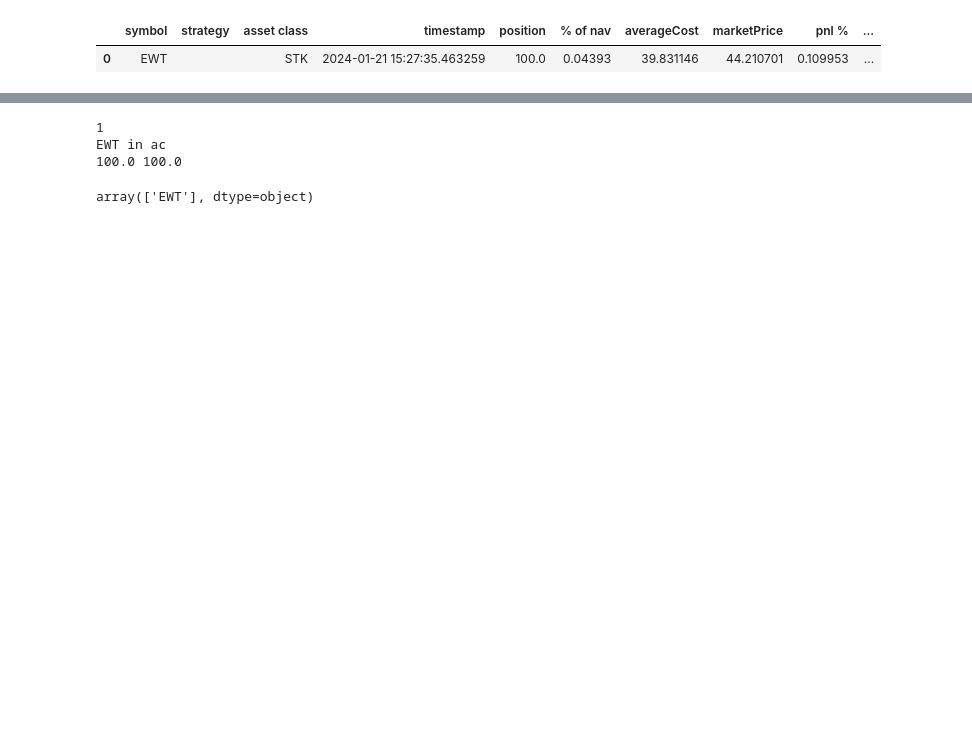
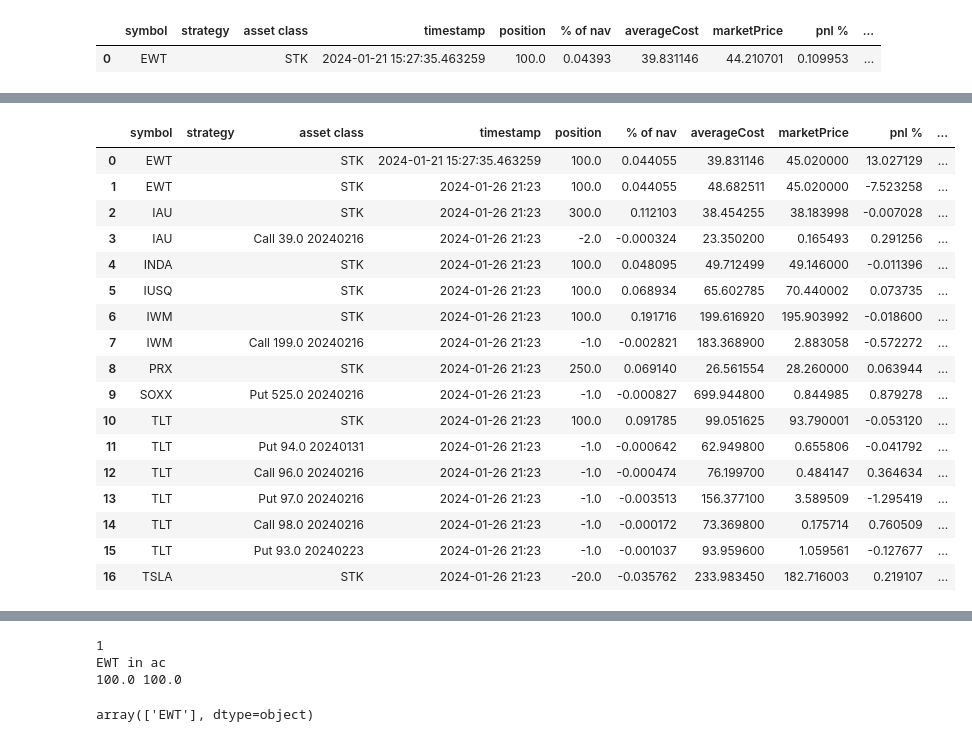
Before and after one commit to lowQuant/IB-Multi-Strategy-ATS, a Jupyter notebook: data_and_research/new_broker_methods.ipynb, the cells around one changed output, grey strips where cells are left out. Cells and saved outputs as stored; diff of their text form; code cells hidden in the pictures; blank space fills up the shorter version.

```diff
--- a/data_and_research/new_broker_methods.ipynb
+++ b/data_and_research/new_broker_methods.ipynb
@@ -257,3 +166,5 @@ df_ib
+# %%
+df_ib = pm.get_positions_from_ib()
 # %%
 def match_ib_positions_with_arcticdb():
     library = ac.get_library('portfolio',create_if_missing=True)
@@ -269,0 +266,82 @@ latest_positions_in_ac
+# %%
+import pandas as pd
+
+# Assuming df_ib is your DataFrame from ib.positions()
+# Assuming latest_positions_in_ac is your DataFrame from ArcticDB with the latest position entries
+
+df_merged = pd.DataFrame()
+total_equity = sum(float(entry.value) for entry in ib.accountSummary() if entry.tag == "EquityWithLoanValue")
+
+# Iterate through the positions obtained from Interactive Brokers
+for index, row in df_ib.iterrows():
+    symbol = row['symbol']
+    asset_class = row['asset class']
+    total_position = row['position']
+
+    # Filter the ArcticDB DataFrame for entries with the same symbol and asset class
+    strategy_entries_in_ac = latest_positions_in_ac[
+        (latest_positions_in_ac['symbol'] == symbol) &
+        (latest_positions_in_ac['asset class'] == asset_class)
+    ]
+
+    if not strategy_entries_in_ac.empty:
+        # Calculate the total position assigned to strategies in ArcticDB
+        assigned_position = strategy_entries_in_ac['position'].sum()
+
+        # If the total position from IB matches the sum of assigned positions in ArcticDB
+        if total_position == assigned_position:
+            # Use the row data and add the strategy info
+            row['strategy'] = strategy_entries_in_ac['strategy'].values[0]  # Assuming one strategy per symbol/asset class
+            df_merged = pd.concat([df_merged, pd.DataFrame([row])], ignore_index=True)
+        else:
+            # There's a discrepancy between the positions, so we need to handle the residual
+            # First, update the existing entries from ArcticDB
+            strategy_entries_in_ac['marketPrice'] = row['marketPrice']
+            strategy_entries_in_ac['% of nav'] = (strategy_entries_in_ac['position'] * row['marketPrice']) / total_equity
+            strategy_entries_in_ac['pnl %'] = (strategy_entries_in_ac['marketPrice'] / strategy_entries_in_ac['averageCost'] - 1) * 100
+
+            # Append the updated entries to df_merged
+            df_merged = pd.concat([df_merged, strategy_entries_in_ac], ignore_index=True)
+
+            # Now, calculate and append the residual position entry
+            residual_position = total_position - assigned_position
+            residual_avg_cost = ((row['averageCost'] * total_position) - (strategy_entries_in_ac['averageCost'] * assigned_position)) / residual_position
+            residual_avg_cost = residual_avg_cost[0]
+            residual_market_value = residual_position * row['marketPrice']
+            residual_percent_nav = residual_market_value / total_equity
+            residual_pnl_percent = ((row['marketPrice'] / residual_avg_cost) - 1) * 100
+
+            residual_entry = row.copy()
+            residual_entry['position'] = residual_position
+            residual_entry['averageCost'] = residual_avg_cost
+            residual_entry['marketValue'] = residual_market_value
+            residual_entry['% of nav'] = residual_percent_nav
+            residual_entry['pnl %'] = residual_pnl_percent
+            residual_entry['strategy'] = ''  # No strategy assigned yet
+
+            df_merged = pd.concat([df_merged, pd.DataFrame([residual_entry])], ignore_index=True)
+
+    else:
+        # If there are no entries in ArcticDB for this symbol/asset class, just append the row from ib
+        df_merged = pd.concat([df_merged, pd.DataFrame([row])], ignore_index=True)
+
+df_merged
+# %% [output]
+|  | symbol | strategy | asset class | timestamp | position | % of nav | averageCost | marketPrice | pnl % | ... |
+| 0 | EWT |  | STK | 2024-01-21 15:27:35.463259 | 100.0 | 0.044055 | 39.831146 | 45.020000 | 13.027129 | ... |
+| 1 | EWT |  | STK | 2024-01-26 21:23 | 100.0 | 0.044055 | 48.682511 | 45.020000 | -7.523258 | ... |
+| 2 | IAU |  | STK | 2024-01-26 21:23 | 300.0 | 0.112103 | 38.454255 | 38.183998 | -0.007028 | ... |
+| 3 | IAU |  | Call 39.0 20240216 | 2024-01-26 21:23 | -2.0 | -0.000324 | 23.350200 | 0.165493 | 0.291256 | ... |
+| 4 | INDA |  | STK | 2024-01-26 21:23 | 100.0 | 0.048095 | 49.712499 | 49.146000 | -0.011396 | ... |
+| 5 | IUSQ |  | STK | 2024-01-26 21:23 | 100.0 | 0.068934 | 65.602785 | 70.440002 | 0.073735 | ... |
+| 6 | IWM |  | STK | 2024-01-26 21:23 | 100.0 | 0.191716 | 199.616920 | 195.903992 | -0.018600 | ... |
+| 7 | IWM |  | Call 199.0 20240216 | 2024-01-26 21:23 | -1.0 | -0.002821 | 183.368900 | 2.883058 | -0.572272 | ... |
+| 8 | PRX |  | STK | 2024-01-26 21:23 | 250.0 | 0.069140 | 26.561554 | 28.260000 | 0.063944 | ... |
+| 9 | SOXX |  | Put 525.0 20240216 | 2024-01-26 21:23 | -1.0 | -0.000827 | 699.944800 | 0.844985 | 0.879278 | ... |
+| 10 | TLT |  | STK | 2024-01-26 21:23 | 100.0 | 0.091785 | 99.051625 | 93.790001 | -0.053120 | ... |
+| 11 | TLT |  | Put 94.0 20240131 | 2024-01-26 21:23 | -1.0 | -0.000642 | 62.949800 | 0.655806 | -0.041792 | ... |
+| 12 | TLT |  | Call 96.0 20240216 | 2024-01-26 21:23 | -1.0 | -0.000474 | 76.199700 | 0.484147 | 0.364634 | ... |
+| 13 | TLT |  | Put 97.0 20240216 | 2024-01-26 21:23 | -1.0 | -0.003513 | 156.377100 | 3.589509 | -1.295419 | ... |
+| 14 | TLT |  | Call 98.0 20240216 | 2024-01-26 21:23 | -1.0 | -0.000172 | 73.369800 | 0.175714 | 0.760509 | ... |
+| 15 | TLT |  | Put 93.0 20240223 | 2024-01-26 21:23 | -1.0 | -0.001037 | 93.959600 | 1.059561 | -0.127677 | ... |
+| 16 | TSLA |  | STK | 2024-01-26 21:23 | -20.0 | -0.035762 | 233.983450 | 182.716003 | 0.219107 | ... |
```
Also changed, not shown: parts of 18 cells of this notebook, 1 other file.
